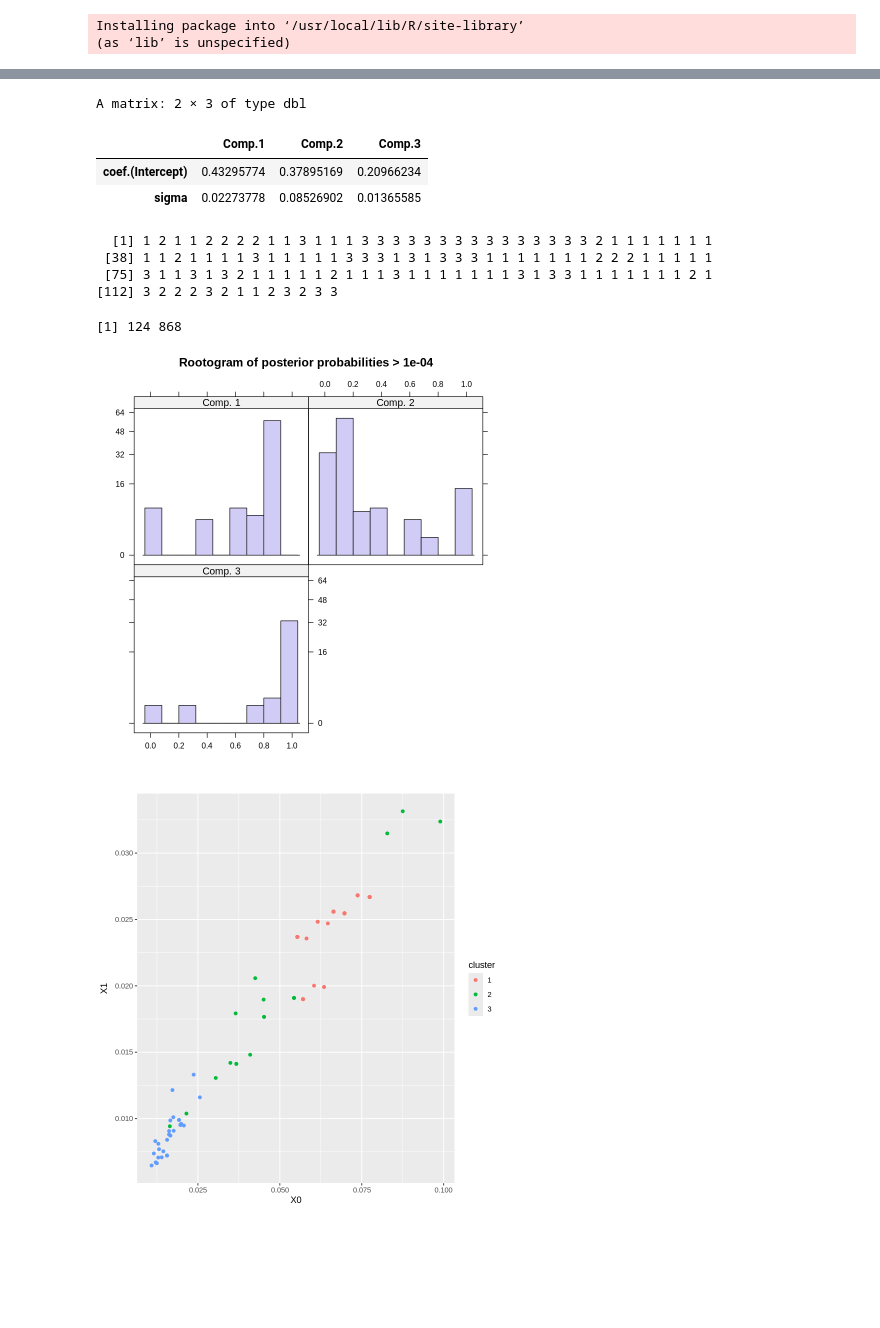
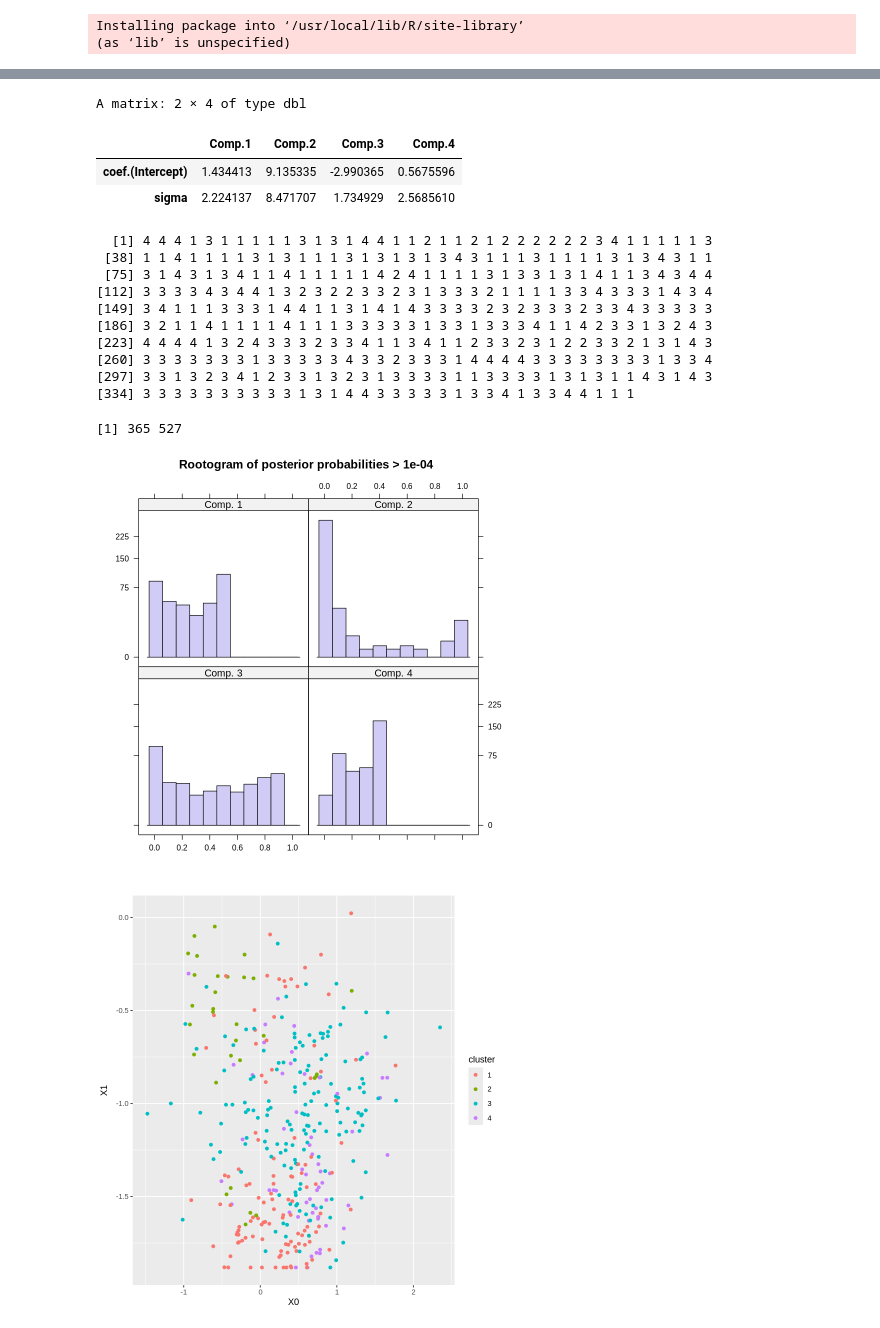
Before and after one commit to awagler2/NODE, a Jupyter notebook: GMM_again.ipynb, the cells around one changed output, grey strips where cells are left out. Drawn from its saved outputs; the diff is of its cells as text; code cells hidden in the pictures; blank space fills up the shorter version.

Commit message:
This version incorporates the new data I received from Urban Institute

```diff
--- a/GMM_again.ipynb
+++ b/GMM_again.ipynb
@@ -1,11 +1,22 @@
 # %% [markdown]
 <a href="https://colab.research.google.com/github/awagler2/NODE/blob/main/GMM_again.ipynb" target="_parent"><img src="https://colab.research.google.com/assets/colab-badge.svg" alt="Open In Colab"/></a>
+# %%
+dat=read.csv("encoded_features.csv")
 # %%
-dat=read.csv("encoded_combined_features.csv")
-dat.hsi=dat[dat$hsi_code %in% c("5","5.0","5R","6","6.0")|dat$excellencia_hsi_status_x=="HSI",]
-dat.hsi=dat.hsi[dat.hsi$excellencia_hsi_status_x!="",]
+colnames(dat)
+
+table(dat$hsi_code)
+dat.hsi=dat[dat$hsi_code %in% c("5","5.0","5R","6","6.0")|dat$excellencia_hsi_status=="HSI",]
+#dat.hsi=dat.hsi[dat.hsi$excellencia_hsi_status_x!="",]
 dim(dat);dim(dat.hsi)
 table(dat$DoE,dat$hsi_code)
-table(dat$excellencia_hsi_status_x,dat$hsi_code)
-#names(dat)
+table(dat$excellencia_hsi_status,dat$hsi_code)
+
+
+#df_onehot = extracted_columns = dat.hsi[, c(507:516)+1]
+
+#df_pca = extracted_columns = dat.hsi[, c(517:526)+1]
+
+#head(df_onehot)
+#head(df_pca)
 # %% [output]
@@ -73,20 +123,21 @@ Installing package into ‘/usr/local/lib/R/site-library’
 #ex2
 #plot(ex2)
 
+head(dat.hsi[dat.hsi$year=="2017",c("unitid","year","X0","X1","X2","X3")])
 
 set.seed(32335)
-gmm2017 <- stepFlexmix(X0+X1+X2+X3+X4+X5+X6+X7+X8+X9+X10 ~ 1 | unitid, data = dat.hsi[dat.hsi$year_x=="2017",], k = 2:5, model = FLXMRglm())
+gmm2017 <- stepFlexmix(X0+X1+X2+X3+X4+X5+X6+X7+X8+X9+pca_1+pca_2+pca_3+pca_4+pca_5+pca_6+pca_7+pca_8+pca_9+pca_10 ~ 1 | unitid, data = dat.hsi[dat.hsi$year=="2017",], k = 3:8, model = FLXMRglm())
 plot(gmm2017,main="2017") # Visualize BIC/ICL values
 
-gmm2018 <- stepFlexmix(X0+X1+X2+X3+X4+X5+X6+X7+X8+X9+X10 ~ 1 | unitid, data = dat.hsi[dat.hsi$year_x=="2018",], k = 2:5, model = FLXMRglm())
+gmm2018 <- stepFlexmix(X0+X1+X2+X3+X4+X5+X6+X7+X8+X9+pca_1+pca_2+pca_3+pca_4+pca_5+pca_6+pca_7+pca_8+pca_9+pca_10 ~ 1 | unitid, data = dat.hsi[dat.hsi$year=="2018",], k = 3:8, model = FLXMRglm())
 plot(gmm2018,main="2018") # Visualize BIC/ICL values
 
-gmm2019 <- stepFlexmix(X0+X1+X2+X3+X4+X5+X6+X7+X8+X9+X10 ~ 1 | unitid, data = dat.hsi[dat.hsi$year_x=="2019",], k = 2:5, model = FLXMRglm())
+gmm2019 <- stepFlexmix(X0+X1+X2+X3+X4+X5+X6+X7+X8+X9+pca_1+pca_2+pca_3+pca_4+pca_5+pca_6+pca_7+pca_8+pca_9+pca_10 ~ 1 | unitid, data = dat.hsi[dat.hsi$year=="2019",], k = 3:8, model = FLXMRglm())
 plot(gmm2019,main="2019") # Visualize BIC/ICL values
 
-gmm2020 <- stepFlexmix(X0+X1+X2+X3+X4+X5+X6+X7+X8+X9+X10 ~ 1 | unitid, data = dat.hsi[dat.hsi$year_x=="2020",], k = 2:5, model = FLXMRglm())
+gmm2020 <- stepFlexmix(X0+X1+X2+X3+X4+X5+X6+X7+X8+X9+pca_1+pca_2+pca_3+pca_4+pca_5+pca_6+pca_7+pca_8+pca_9+pca_10 ~ 1 | unitid, data = dat.hsi[dat.hsi$year=="2020",], k = 3:8, model = FLXMRglm())
 plot(gmm2020,main="2020") # Visualize BIC/ICL values
 
-#gmm2021 <- stepFlexmix(X0+X1+X2+X3+X4+X5+X6+X7+X8+X9+X10 ~ 1 | unitid, data = dat.hsi[dat.hsi$year_x=="2021",], k = 2:5, model = FLXMRglm())
-#plot(gmm2021) # Visualize BIC/ICL values
+gmm2021 <- stepFlexmix(X0+X1+X2+X3+X4+X5+X6+X7+X8+X9+pca_1+pca_2+pca_3+pca_4+pca_5+pca_6+pca_7+pca_8+pca_9+pca_10 ~ 1 | unitid, data = dat.hsi[dat.hsi$year=="2021",], k = 3:8, model = FLXMRglm())
+plot(gmm2021,main="2021") # Visualize BIC/ICL values
 # %% [output]
@@ -119,7 +194,7 @@ clusters(gmm2017.3)
 # Plot the extracted model
 plot(gmm2017.3)
 
-dat17=dat.hsi[dat.hsi$year_x=="2017",]
+dat17=dat.hsi[dat.hsi$year=="2017",]
 dim(dat17)
 dat17$cluster=as.character(clusters(gmm2017.3))
 
@@ -141,14 +218,20 @@ AIC: -344.3666   BIC: -321.8044
-A matrix: 2 × 3 of type dbl
+A matrix: 2 × 4 of type dbl
-|  | Comp.1 | Comp.2 | Comp.3 |
-| coef.(Intercept) | 0.43295774 | 0.37895169 | 0.20966234 |
-| sigma | 0.02273778 | 0.08526902 | 0.01365585 |
+|  | Comp.1 | Comp.2 | Comp.3 | Comp.4 |
+| coef.(Intercept) | 1.434413 | 9.135335 | -2.990365 | 0.5675596 |
+| sigma | 2.224137 | 8.471707 | 1.734929 | 2.5685610 |
-  [1] 1 2 1 1 2 2 2 2 1 1 3 1 1 1 3 3 3 3 3 3 3 3 3 3 3 3 3 3 3 2 1 1 1 1 1 1 1
- [38] 1 1 2 1 1 1 1 3 1 1 1 1 1 3 3 3 1 3 1 3 3 3 1 1 1 1 1 1 1 2 2 2 1 1 1 1 1
- [75] 3 1 1 3 1 3 2 1 1 1 1 1 2 1 1 1 3 1 1 1 1 1 1 1 3 1 3 3 1 1 1 1 1 1 1 2 1
-[112] 3 2 2 2 3 2 1 1 2 3 2 3 3
+  [1] 4 4 4 1 3 1 1 1 1 1 3 1 3 1 4 4 1 1 2 1 1 2 1 2 2 2 2 2 2 3 4 1 1 1 1 1 3
+ [38] 1 1 4 1 1 1 1 3 1 3 1 1 1 3 1 3 1 3 1 3 4 3 1 1 1 3 1 1 1 1 3 1 3 4 3 1 1
+ [75] 3 1 4 3 1 3 4 1 1 4 1 1 1 1 1 4 2 4 1 1 1 1 3 1 3 3 1 3 1 4 1 1 3 4 3 4 4
+[112] 3 3 3 3 4 3 4 4 1 3 2 3 2 2 3 3 2 3 1 3 3 3 2 1 1 1 1 3 3 4 3 3 3 1 4 3 4
+[149] 3 4 1 1 1 3 3 3 1 4 4 1 1 3 1 4 1 4 3 3 3 3 2 3 2 3 3 3 2 3 3 4 3 3 3 3 3
+[186] 3 2 1 1 4 1 1 1 1 4 1 1 1 3 3 3 3 3 1 3 3 1 3 3 3 4 1 1 4 2 3 3 1 3 2 4 3
+[223] 4 4 4 4 1 3 2 4 3 3 3 2 3 3 4 1 1 3 4 1 1 2 3 3 2 3 1 2 2 3 3 2 1 3 1 4 3
+[260] 3 3 3 3 3 3 3 1 3 3 3 3 3 4 3 3 2 3 3 3 1 4 4 4 4 3 3 3 3 3 3 3 3 1 3 3 4
+[297] 3 3 1 3 2 3 4 1 2 3 3 1 3 2 3 1 3 3 3 3 1 1 3 3 3 3 1 3 1 3 1 1 4 3 1 4 3
+[334] 3 3 3 3 3 3 3 3 3 3 1 3 1 4 4 3 3 3 3 3 1 3 3 4 1 3 3 4 4 1 1 1
-[1] 124 868
+[1] 365 527
-[figure, old version]
+[figure, new version]
-[figure, old version]
+[figure, new version]
 # %%
 # Extract the model with 3 classes from the stepFlexmix object
 gmm2018.3 <- getModel(gmm2018, which =3)
```
Also changed, not shown: parts of 13 cells of this notebook.
